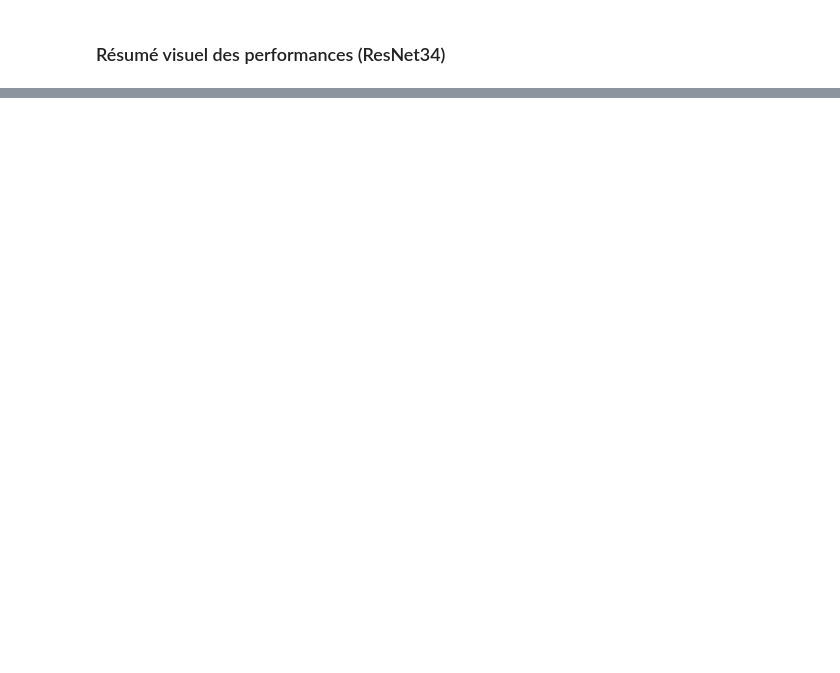
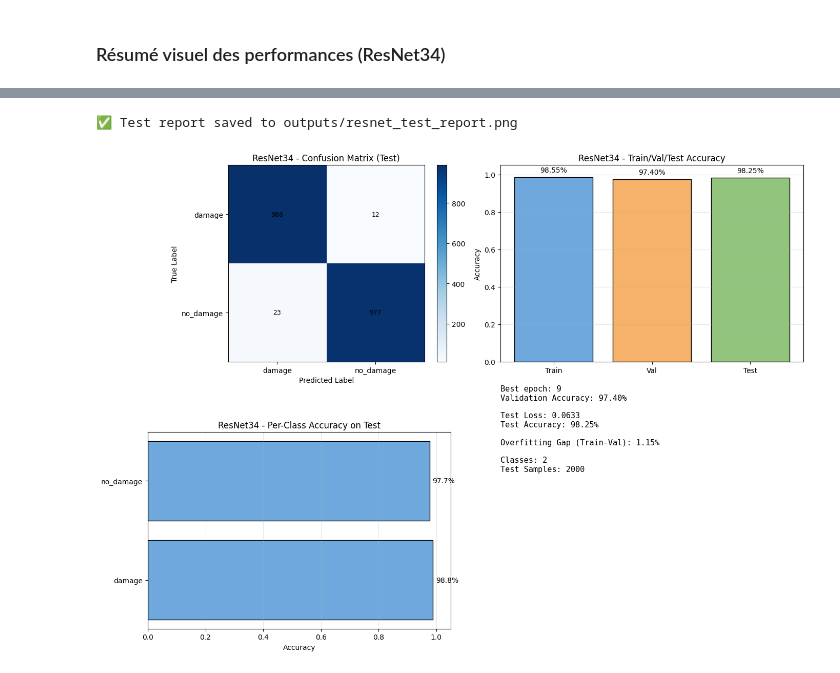
Before and after one commit to marioncalvo/IPEO_production, a Jupyter notebook: projet_choix_modèle.ipynb, the cells around one changed output, grey strips where cells are left out. Cells and saved outputs as stored; diff of their text form; code cells hidden in the pictures; blank space fills up the shorter version.

Commit message:
Ajustement des graphes

```diff
--- a/projet_choix_modèle.ipynb
+++ b/projet_choix_modèle.ipynb
@@ -827,7 +812,7 @@ axes[1, 0].grid(axis="x", alpha=0.3)
 
 # Résumé textuel
 summary_text = (
-    f"Meilleur epoch: {best_epoch_idx_resnet+1}\n"
+    f"Best epoch: {best_epoch_idx_resnet+1}\n"
     f"Validation Accuracy: {val_acc_best_resnet:.2f}%\n\n"
     f"Test Loss: {test_loss_resnet:.4f}\n"
     f"Test Accuracy: {test_acc_resnet:.2f}%\n\n"
@@ -836,10 +821,10 @@ summary_text = (
     f"Test Samples: {len(all_labels_resnet)}"
 )
 axes[1, 1].axis("off")
-axes[1, 1].text(0, 0.9, "RÉSUMÉ DES RÉSULTATS", fontsize=12, fontweight="bold")
 axes[1, 1].text(0, 0.8, summary_text, fontsize=11, family="monospace")
 
 plt.tight_layout()
 plt.savefig("outputs/resnet_test_report.png", dpi=150, bbox_inches="tight")
 print("✅ Test report saved to outputs/resnet_test_report.png")
 plt.show()
+# %% [output]
@@ -845,0 +835,2 @@ plt.show()
+✅ Test report saved to outputs/resnet_test_report.png
+[figure, added]
```
Also changed, not shown: parts of 8 cells of this notebook, 8 other files.
